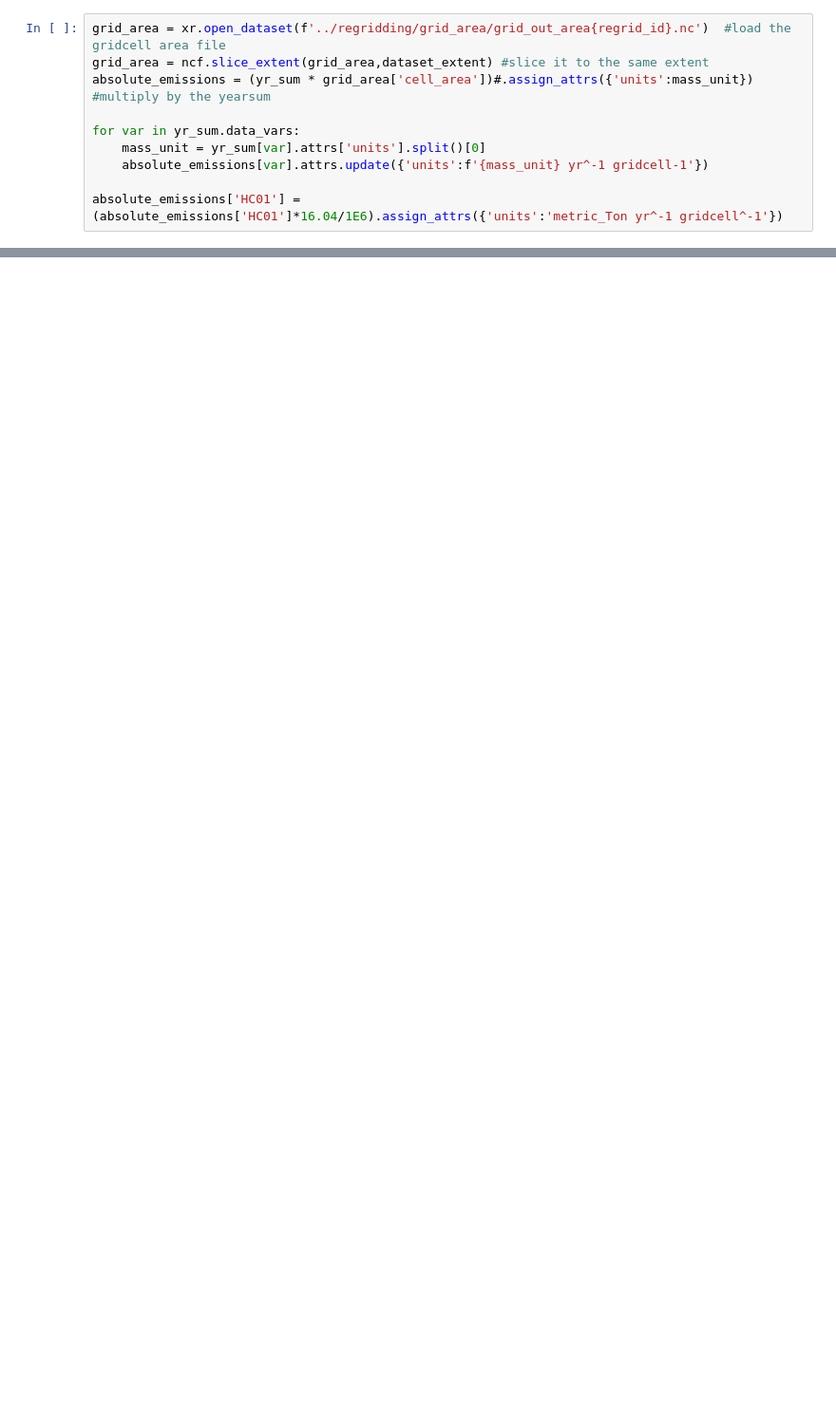
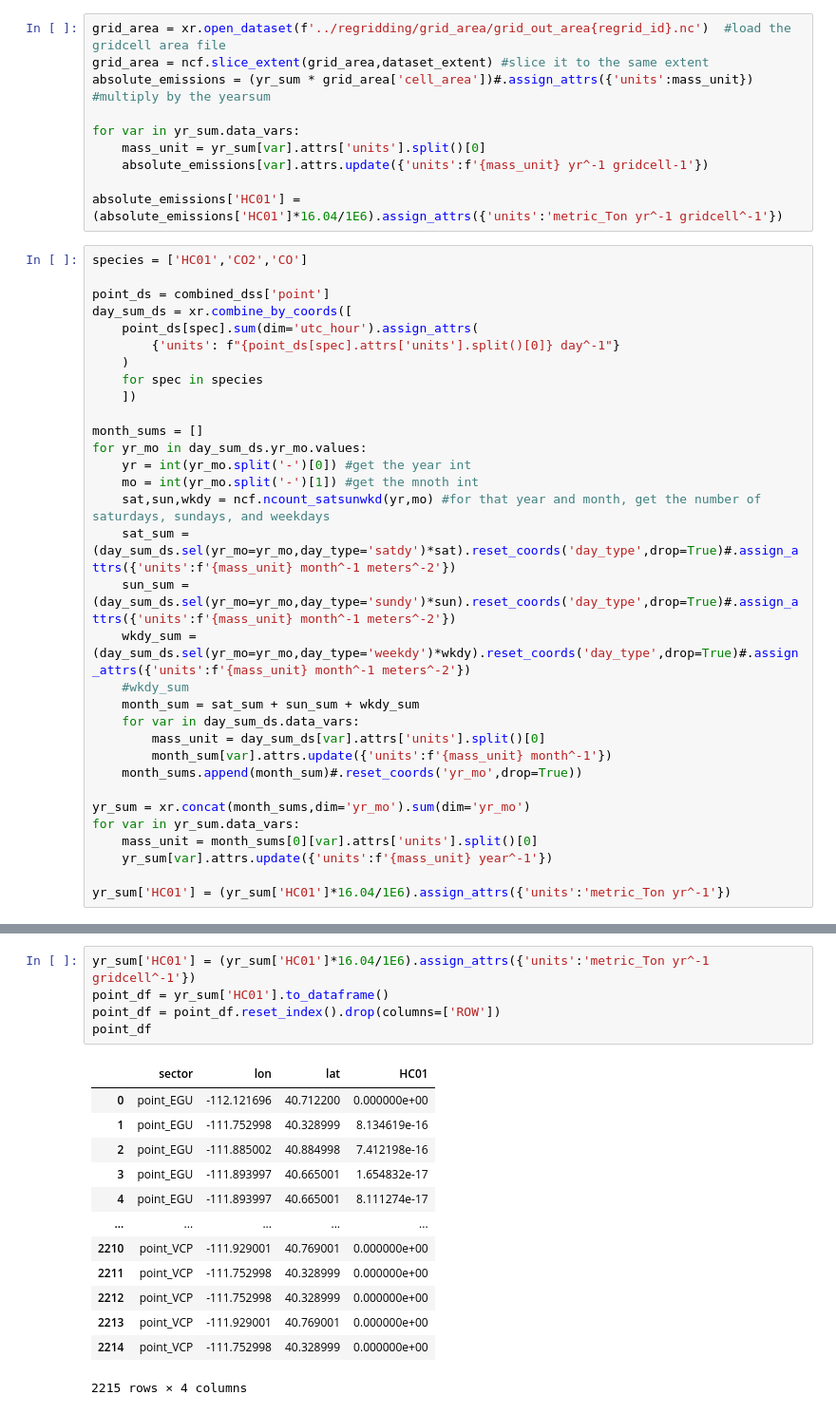
Before and after one commit to agmeyer4/noaa_csl, a Jupyter notebook: ipynbs/regridded_handling.ipynb, the cells around one changed output, grey strips where cells are left out. Shown at 95% size. Cells and saved outputs as stored; diff of their text form; blank space fills up the shorter version.

```diff
--- a/ipynbs/regridded_handling.ipynb
+++ b/ipynbs/regridded_handling.ipynb
@@ -132,3 +129,35 @@ for var in yr_sum.data_vars:
     absolute_emissions[var].attrs.update({'units':f'{mass_unit} yr^-1 gridcell-1'})
 
 absolute_emissions['HC01'] = (absolute_emissions['HC01']*16.04/1E6).assign_attrs({'units':'metric_Ton yr^-1 gridcell^-1'})
+# %%
+species = ['HC01','CO2','CO']
+
+point_ds = combined_dss['point']
+day_sum_ds = xr.combine_by_coords([
+    point_ds[spec].sum(dim='utc_hour').assign_attrs(
+        {'units': f"{point_ds[spec].attrs['units'].split()[0]} day^-1"}
+    )
+    for spec in species
+    ])
+
+month_sums = []
+for yr_mo in day_sum_ds.yr_mo.values:
+    yr = int(yr_mo.split('-')[0]) #get the year int
+    mo = int(yr_mo.split('-')[1]) #get the mnoth int
+    sat,sun,wkdy = ncf.ncount_satsunwkd(yr,mo) #for that year and month, get the number of saturdays, sundays, and weekdays
+    sat_sum = (day_sum_ds.sel(yr_mo=yr_mo,day_type='satdy')*sat).reset_coords('day_type',drop=True)#.assign_attrs({'units':f'{mass_unit} month^-1 meters^-2'})
+    sun_sum = (day_sum_ds.sel(yr_mo=yr_mo,day_type='sundy')*sun).reset_coords('day_type',drop=True)#.assign_attrs({'units':f'{mass_unit} month^-1 meters^-2'})
+    wkdy_sum = (day_sum_ds.sel(yr_mo=yr_mo,day_type='weekdy')*wkdy).reset_coords('day_type',drop=True)#.assign_attrs({'units':f'{mass_unit} month^-1 meters^-2'})
+    #wkdy_sum
+    month_sum = sat_sum + sun_sum + wkdy_sum
+    for var in day_sum_ds.data_vars:
+        mass_unit = day_sum_ds[var].attrs['units'].split()[0]
+        month_sum[var].attrs.update({'units':f'{mass_unit} month^-1'})
+    month_sums.append(month_sum)#.reset_coords('yr_mo',drop=True))
+
+yr_sum = xr.concat(month_sums,dim='yr_mo').sum(dim='yr_mo')
+for var in yr_sum.data_vars:
+    mass_unit = month_sums[0][var].attrs['units'].split()[0]
+    yr_sum[var].attrs.update({'units':f'{mass_unit} year^-1'})
+
+yr_sum['HC01'] = (yr_sum['HC01']*16.04/1E6).assign_attrs({'units':'metric_Ton yr^-1'})
@@ -134,0 +188,19 @@ absolute_emissions['HC01'] = (absolute_emissions['HC01']*16.04/1E6).assign_attrs
+# %%
+yr_sum['HC01'] = (yr_sum['HC01']*16.04/1E6).assign_attrs({'units':'metric_Ton yr^-1 gridcell^-1'})
+point_df = yr_sum['HC01'].to_dataframe()
+point_df = point_df.reset_index().drop(columns=['ROW'])
+point_df
+# %% [output]
+|  | sector | lon | lat | HC01 |
+| 0 | point_EGU | -112.121696 | 40.712200 | 0.000000e+00 |
+| 1 | point_EGU | -111.752998 | 40.328999 | 8.134619e-16 |
+| 2 | point_EGU | -111.885002 | 40.884998 | 7.412198e-16 |
+| 3 | point_EGU | -111.893997 | 40.665001 | 1.654832e-17 |
+| 4 | point_EGU | -111.893997 | 40.665001 | 8.111274e-17 |
+| ... | ... | ... | ... | ... |
+| 2210 | point_VCP | -111.929001 | 40.769001 | 0.000000e+00 |
+| 2211 | point_VCP | -111.752998 | 40.328999 | 0.000000e+00 |
+| 2212 | point_VCP | -111.752998 | 40.328999 | 0.000000e+00 |
+| 2213 | point_VCP | -111.929001 | 40.769001 | 0.000000e+00 |
+| 2214 | point_VCP | -111.752998 | 40.328999 | 0.000000e+00 |
+2215 rows × 4 columns
```
Also changed, not shown: parts of 11 cells of this notebook.
